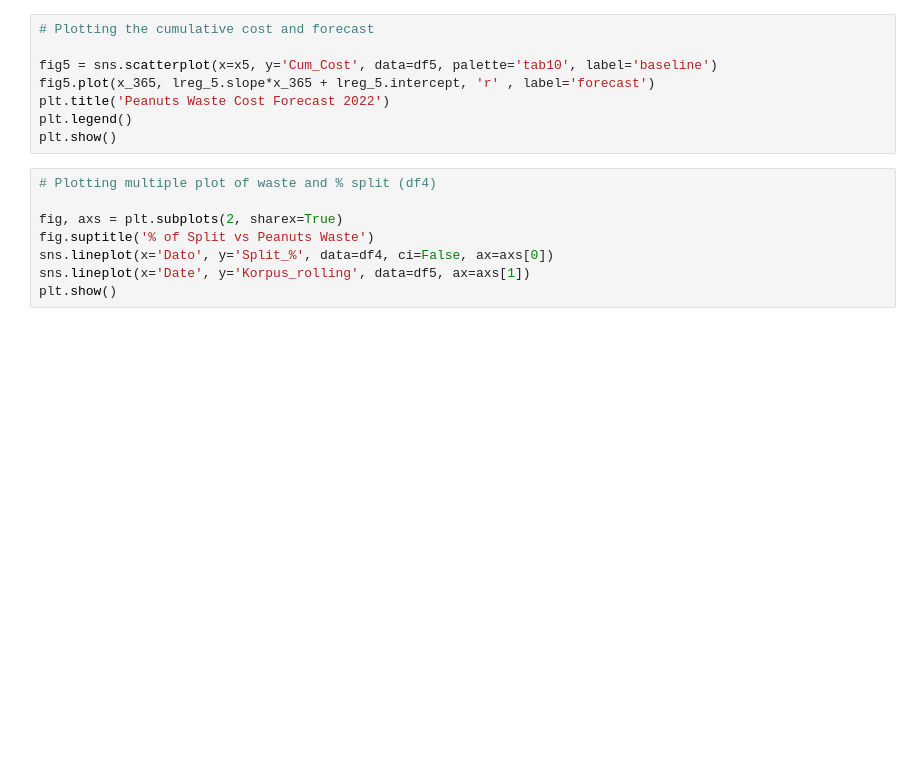
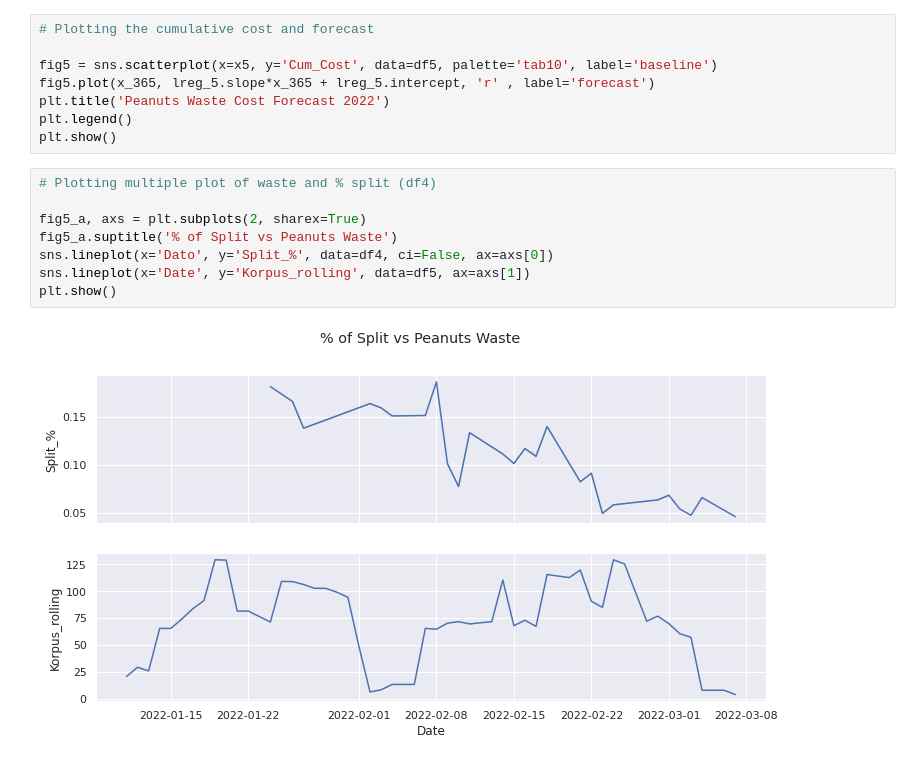
Before and after one commit to gabrielborja/chocolate_making, a Jupyter notebook: coating_process_analytics.ipynb, the cells around one changed output. Drawn from its saved outputs; the diff is of its cells as text; blank space fills up the shorter version.

Commit message:
Add cumulative waste vs. events 2022-03-09

```diff
--- a/coating_process_analytics.ipynb
+++ b/coating_process_analytics.ipynb
@@ -424,8 +427,10 @@ plt.show()
 # %%
 # Plotting multiple plot of waste and % split (df4)
 
-fig, axs = plt.subplots(2, sharex=True)
-fig.suptitle('% of Split vs Peanuts Waste')
+fig5_a, axs = plt.subplots(2, sharex=True)
+fig5_a.suptitle('% of Split vs Peanuts Waste')
 sns.lineplot(x='Dato', y='Split_%', data=df4, ci=False, ax=axs[0])
 sns.lineplot(x='Date', y='Korpus_rolling', data=df5, ax=axs[1])
 plt.show()
+# %% [output]
+[figure, added]
```
Also changed, not shown: parts of 4 cells of this notebook.
